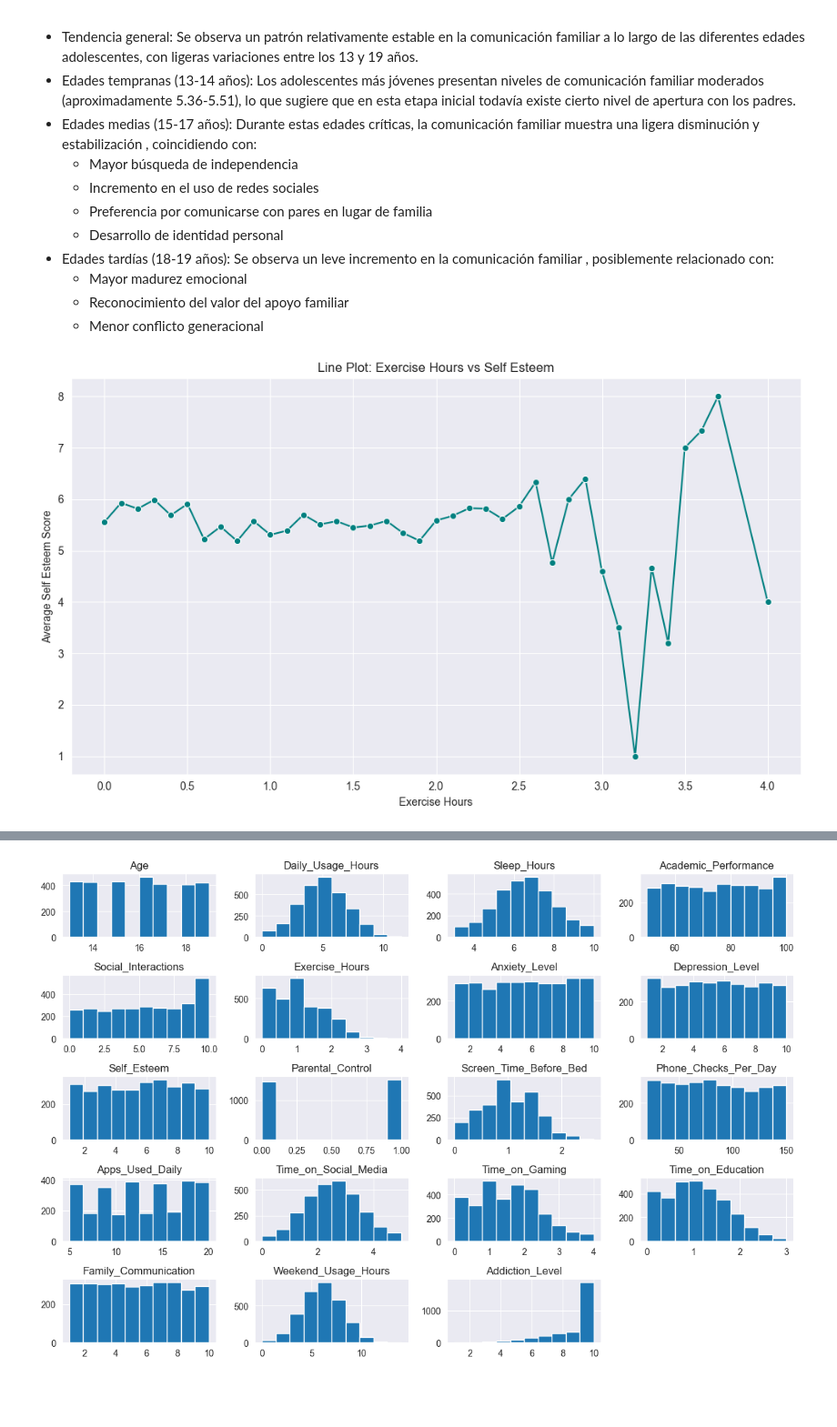
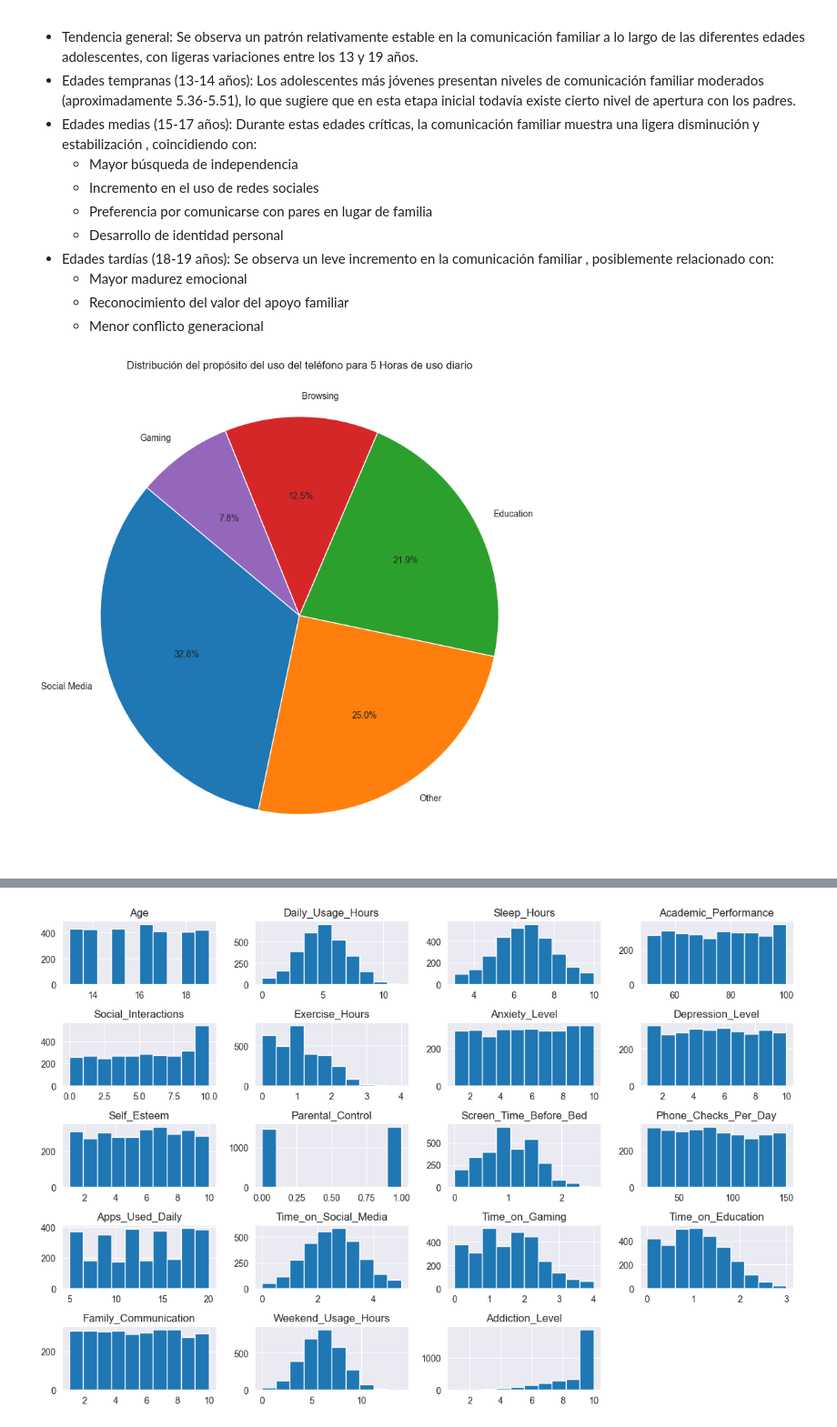
Before and after one commit to somoel/uso_telefono_adolescentes, a Jupyter notebook: notebooks/analysis.ipynb, the cells around one changed output, grey strips where cells are left out. Shown at 91% size. Drawn from its saved outputs; the diff is of its cells as text; code cells hidden in the pictures; blank space fills up the shorter version.

```diff
--- a/notebooks/analysis.ipynb
+++ b/notebooks/analysis.ipynb
@@ -265,30 +265,17 @@ El análisis de la relación entre la edad y la comunicación familiar en adoles
 # %%
 #grafico para ver en 5 horas que cuanto porcentaje estan haciendo cierta actividad
 usage_hour = 5
 filtered_df = df[df['Daily_Usage_Hours'] == usage_hour]
 
 # Count Phone Usage Purpose distribution
 purpose_counts = filtered_df['Phone_Usage_Purpose'].value_counts()
 
 # Create pie chart
 plt.figure(figsize=(8, 8))
 plt.pie(purpose_counts, labels=purpose_counts.index, autopct='%1.1f%%', startangle=140)
-plt.title(f'Phone Usage Purpose Distribution for {usage_hour} Daily Usage Hours')
+plt.title(f'Distribución del propósito del uso del teléfono para {usage_hour} Horas de uso diario')
 plt.axis('equal')
 plt.tight_layout()
 plt.show()
+# %% [output]
+[figure, added]
-# %%
-# ejercicio vs autoestima
-grouped_df = df.groupby('Exercise_Hours')['Self_Esteem'].mean().reset_index()
-
-# Create the line plot
-plt.figure(figsize=(10, 6))
-sns.lineplot(data=grouped_df, x='Exercise_Hours', y='Self_Esteem', marker='o', color='teal')
-plt.title('Line Plot: Exercise Hours vs Self Esteem')
-plt.xlabel('Exercise Hours')
-plt.ylabel('Average Self Esteem Score')
-plt.grid(True)
-plt.tight_layout()
-plt.show()
-# %% [output]
-[figure, removed]
```
Also changed, not shown: parts of 23 cells of this notebook.
